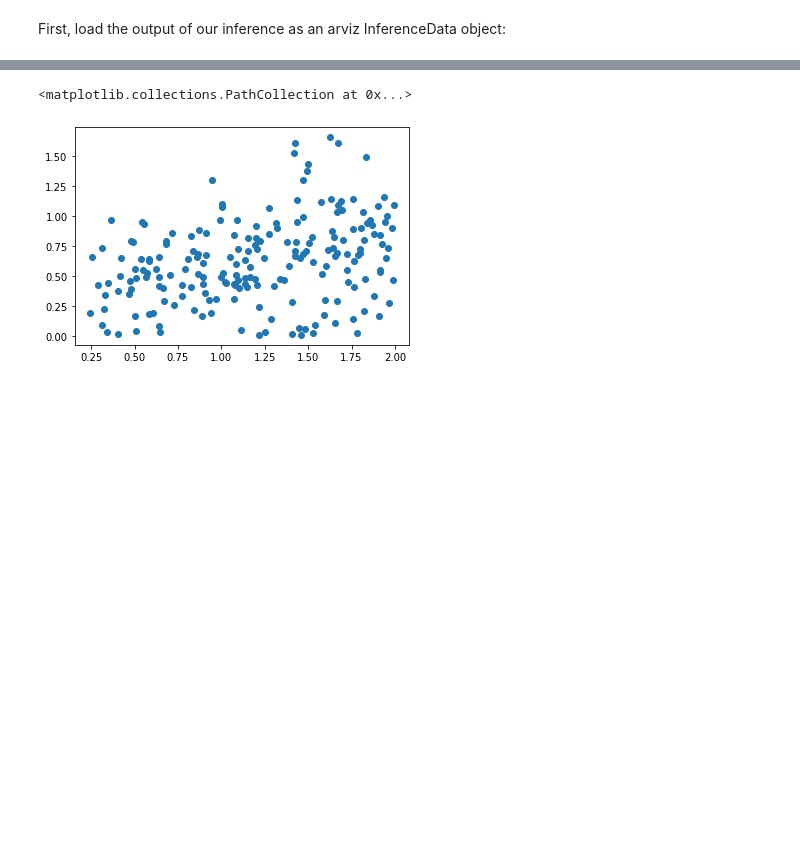
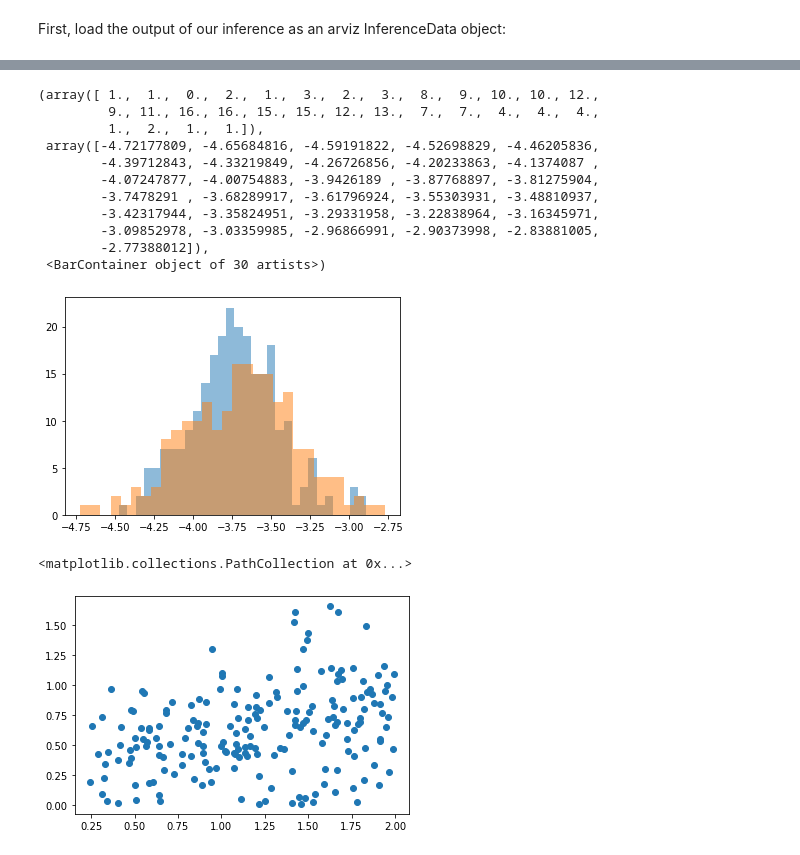
Before and after one commit to tcallister/autoregressive-bbh-inference, a Jupyter notebook: data/inspect_ar_z.ipynb, the cells around one changed output, grey strips where cells are left out. Saved outputs shown, nothing was run; the diff lists cells and outputs as text; code cells hidden in the pictures; blank space fills up the shorter version.

```diff
--- a/data/inspect_ar_z.ipynb
+++ b/data/inspect_ar_z.ipynb
@@ -144,3 +144,21 @@ ax.set_yscale('log')
+# %%
+fig,ax = plt.subplots()
+
+ax.hist(samps['alpha'].values,bins=30,alpha=0.5)
+ax.hist(samps_alt['alpha'].values,bins=30,alpha=0.5)
+# %% [output]
+(array([ 1.,  1.,  0.,  2.,  1.,  3.,  2.,  3.,  8.,  9., 10., 10., 12.,
+         9., 11., 16., 16., 15., 15., 12., 13.,  7.,  7.,  4.,  4.,  4.,
+         1.,  2.,  1.,  1.]),
+ array([-4.72177809, -4.65684816, -4.59191822, -4.52698829, -4.46205836,
+        -4.39712843, -4.33219849, -4.26726856, -4.20233863, -4.1374087 ,
+        -4.07247877, -4.00754883, -3.9426189 , -3.87768897, -3.81275904,
+        -3.7478291 , -3.68289917, -3.61796924, -3.55303931, -3.48810937,
+        -3.42317944, -3.35824951, -3.29331958, -3.22838964, -3.16345971,
+        -3.09852978, -3.03359985, -2.96866991, -2.90373998, -2.83881005,
+        -2.77388012]),
+ <BarContainer object of 30 artists>)
+[figure, added]
 # %%
 tau = samps['ar_z_tau']
 std = samps['ar_z_std']
```
Also changed, not shown: parts of 5 cells of this notebook, 2 other files.
